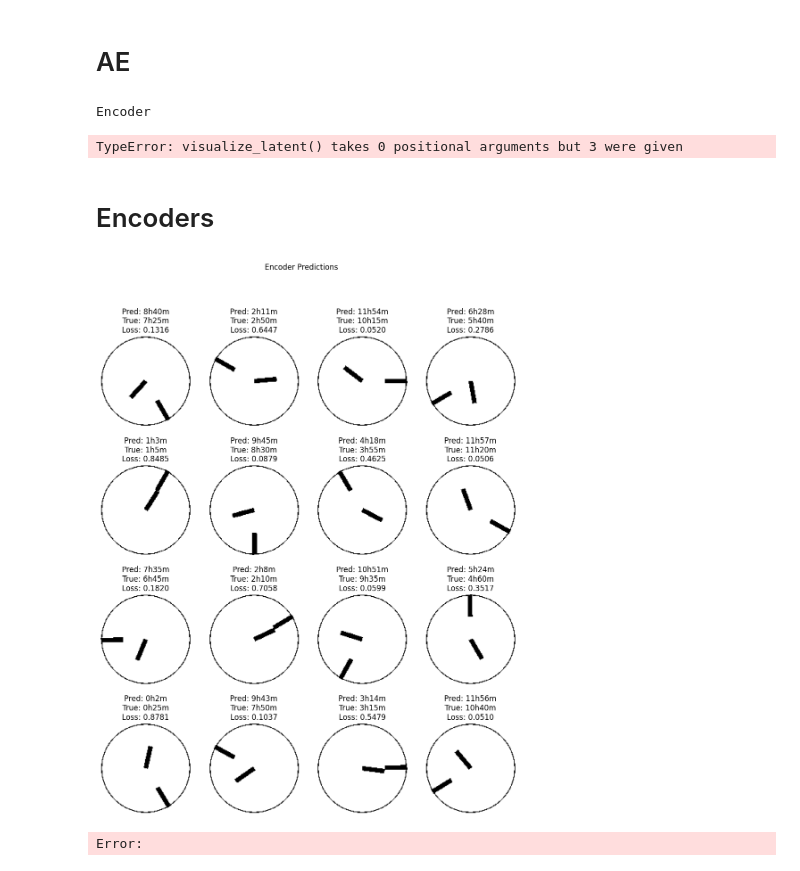
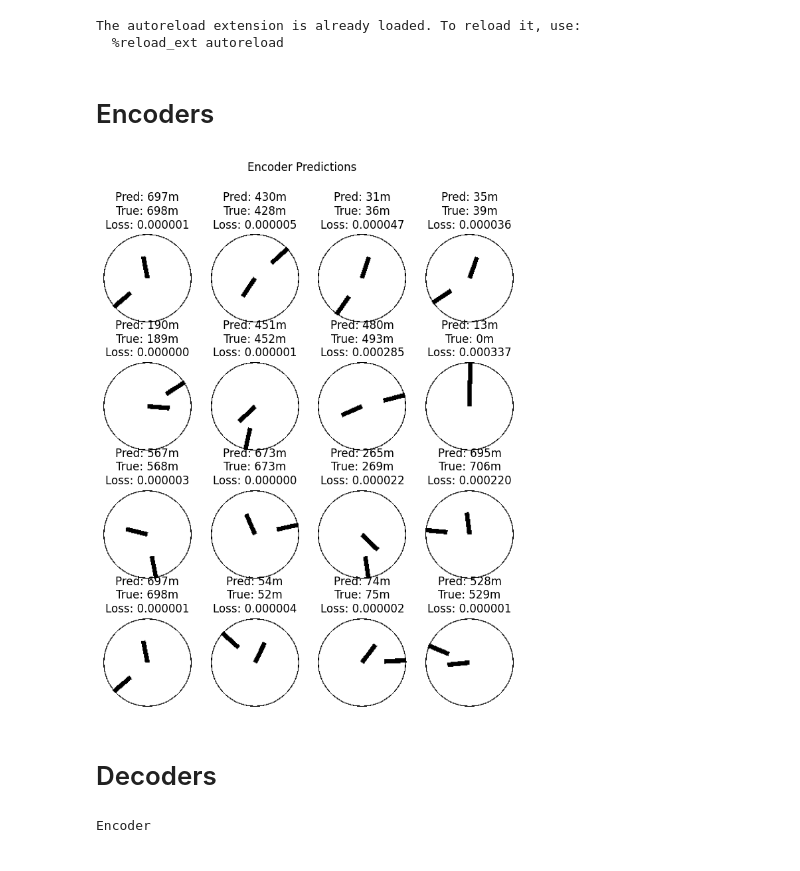
Before and after one commit to uzairname/manifold-learning, a Jupyter notebook: ae.ipynb, the cells around one changed output. Cells and saved outputs as stored; diff of their text form; code cells hidden in the pictures.

```diff
--- a/ae.ipynb
+++ b/ae.ipynb
@@ -91,25 +1,43 @@ visualize_predictions(type_, model, dataloader)
-# %% [markdown]
-# AE
-# %%
-import matplotlib.pyplot as plt
-import numpy as np
-
-visualize_reconstruction(type_, model, dataloader)
-# %% [output]
-Encoder
-# %%
-from sklearn.decomposition import PCA
-
-img, latents, label1d, label2d, reconstructeds = next(get_outputs(type_, model, dataloader))
-
-# Visualize the latent space
-# visualize_latent(type_, model, dataloader)
-# %% [output]
-TypeError: visualize_latent() takes 0 positional arguments but 3 were given
+# %%
+%load_ext autoreload
+%autoreload 2
+
+from datasets.clock import ClockConfig
+from vis import load_model, visualize_latent, visualize_predictions, visualize_reconstruction
+from train_utils.train import get_dataloaders
+
+data_config = ClockConfig()
+
+IMG_SIZE=128
+BATCH_SIZE=64
+
+dataloader, val_dataloader, _, _ = get_dataloaders(
+  data_config,
+  data_size=2**14,
+  img_size=IMG_SIZE,
+  batch_size=BATCH_SIZE,
+)
+
+LATENT_DIM=1
+type_ = "encoder"
+model = load_model(
+  img_size=IMG_SIZE,
+  latent_dim=LATENT_DIM,
+  name="ConvMLPEncoder",
+  postfix="d18",
+)
+# %% [output]
+The autoreload extension is already loaded. To reload it, use:
+  %reload_ext autoreload
 # %% [markdown]
 # Encoders
 # %%
-visualize_predictions(type_, model, dataloader)
+visualize_predictions(type_, model, dataloader, latent_dim=LATENT_DIM)
 # %% [output]
-[figure, old version]
+[figure, new version]
-Error:
+# %% [markdown]
+# Decoders
+# %%
+visualize_reconstruction(type_, model, dataloader)
+# %% [output]
+Encoder
```
Also changed, not shown: parts of 8 cells of this notebook, 11 other files.
